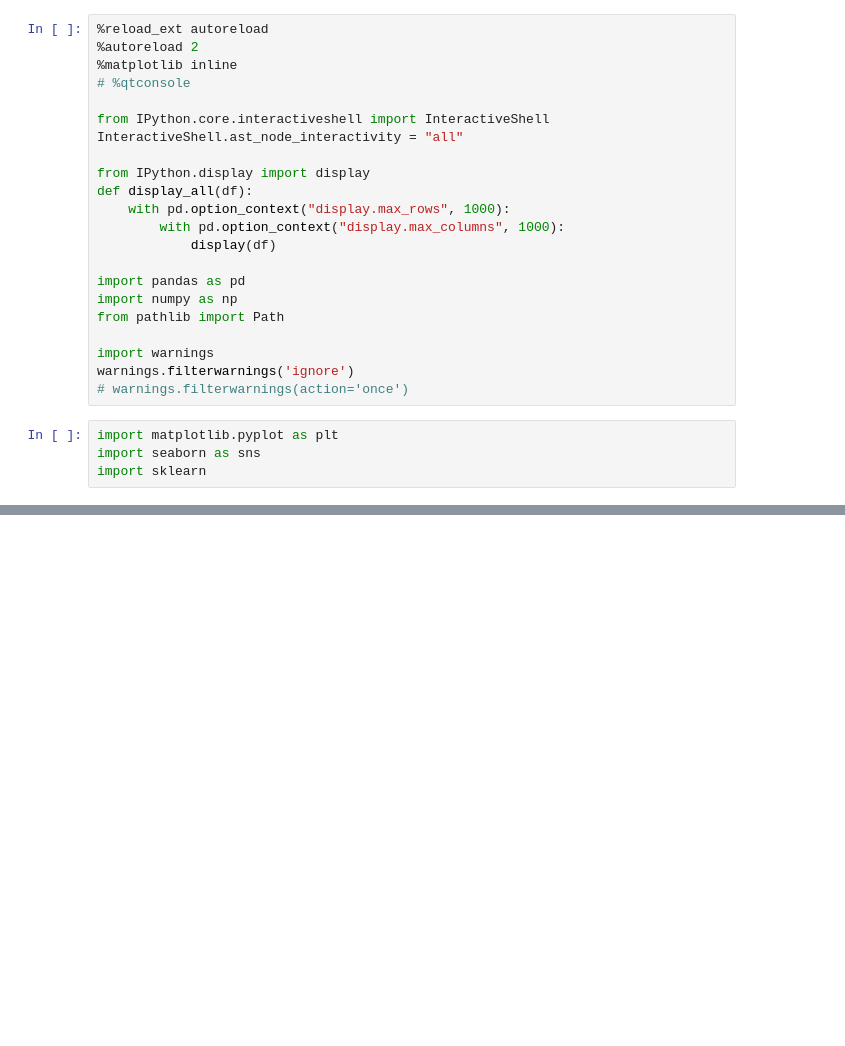
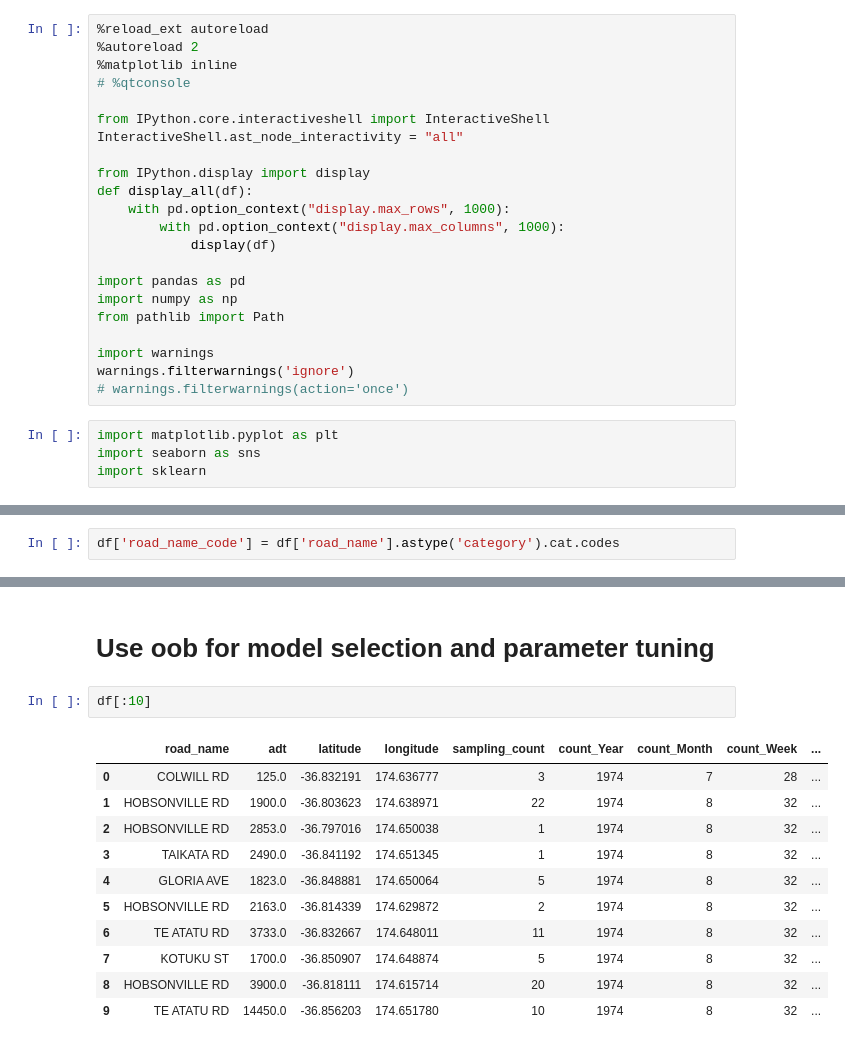
Before and after one commit to klin059/Auckland_traffic_analysis, a Jupyter notebook: 5_Model_building.ipynb, the cells around one changed output, grey strips where cells are left out. Drawn from its saved outputs; the diff is of its cells as text; blank space fills up the shorter version.

Commit message:
building model

```diff
--- a/5_Model_building.ipynb
+++ b/5_Model_building.ipynb
@@ -42,0 +59,2 @@ train, test =
+# %%
+df['road_name_code'] = df['road_name'].astype('category').cat.codes
@@ -42,0 +164,16 @@ train, test =
+# %% [markdown]
+# Use oob for model selection and parameter tuning
+# %%
+df[:10]
+# %% [output]
+|  | road_name | adt | latitude | longitude | sampling_count | count_Year | count_Month | count_Week | ... |
+| 0 | COLWILL RD | 125.0 | -36.832191 | 174.636777 | 3 | 1974 | 7 | 28 | ... |
+| 1 | HOBSONVILLE RD | 1900.0 | -36.803623 | 174.638971 | 22 | 1974 | 8 | 32 | ... |
+| 2 | HOBSONVILLE RD | 2853.0 | -36.797016 | 174.650038 | 1 | 1974 | 8 | 32 | ... |
+| 3 | TAIKATA RD | 2490.0 | -36.841192 | 174.651345 | 1 | 1974 | 8 | 32 | ... |
+| 4 | GLORIA AVE | 1823.0 | -36.848881 | 174.650064 | 5 | 1974 | 8 | 32 | ... |
+| 5 | HOBSONVILLE RD | 2163.0 | -36.814339 | 174.629872 | 2 | 1974 | 8 | 32 | ... |
+| 6 | TE ATATU RD | 3733.0 | -36.832667 | 174.648011 | 11 | 1974 | 8 | 32 | ... |
+| 7 | KOTUKU ST | 1700.0 | -36.850907 | 174.648874 | 5 | 1974 | 8 | 32 | ... |
+| 8 | HOBSONVILLE RD | 3900.0 | -36.818111 | 174.615714 | 20 | 1974 | 8 | 32 | ... |
+| 9 | TE ATATU RD | 14450.0 | -36.856203 | 174.651780 | 10 | 1974 | 8 | 32 | ... |
```
Also changed, not shown: parts of 25 cells of this notebook.
